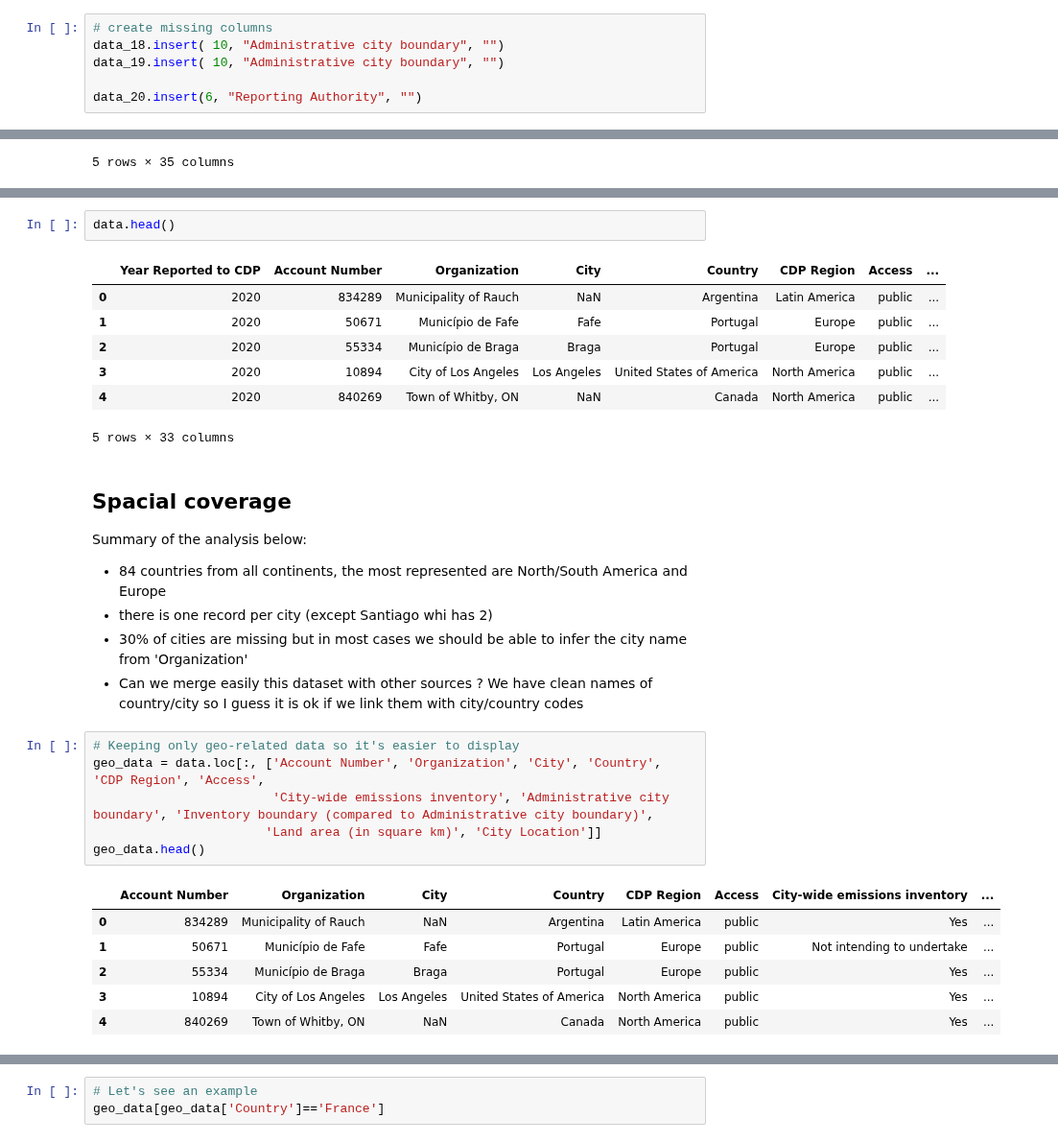
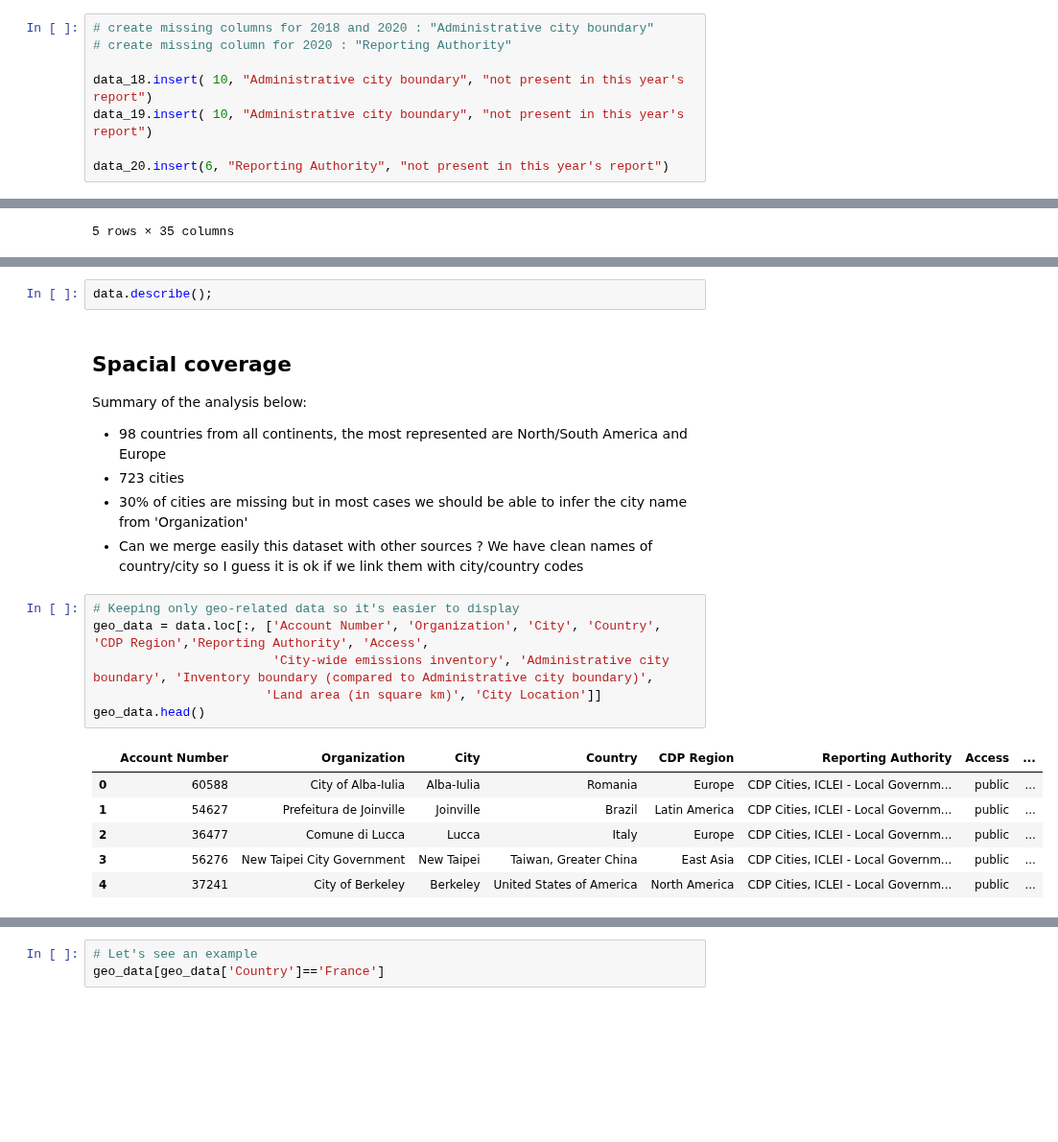
Before and after one commit to OpenGeoScales/ogs-data-exploration, a Jupyter notebook: notebooks/ghg-emissions/cdp/cdp-notebook.ipynb, the cells around one changed output, grey strips where cells are left out. Shown at 96% size. Drawn from its saved outputs; the diff is of its cells as text; blank space fills up the shorter version.

```diff
--- a/notebooks/ghg-emissions/cdp/cdp-notebook.ipynb
+++ b/notebooks/ghg-emissions/cdp/cdp-notebook.ipynb
@@ -35,9 +21,11 @@ Index(['Year Reported to CDP', 'Account Number', 'Organization', 'City',
 # %%
-# create missing columns
-data_18.insert( 10, "Administrative city boundary", "")
-data_19.insert( 10, "Administrative city boundary", "")
+# create missing columns for 2018 and 2020 : "Administrative city boundary"
+# create missing column for 2020 : "Reporting Authority"
 
-data_20.insert(6, "Reporting Authority", "")
+data_18.insert( 10, "Administrative city boundary", "not present in this year's report")
+data_19.insert( 10, "Administrative city boundary", "not present in this year's report")
+
+data_20.insert(6, "Reporting Authority", "not present in this year's report")
 # %%
 # check that columns are the same in all 3 dataframes
 pd.DataFrame({"data_18": data_18.columns,
@@ -99,34 +82,26 @@ The dataset has 776 rows and 33 columns
-# %%
-data.head()
-# %% [output]
-|  | Year Reported to CDP | Account Number | Organization | City | Country | CDP Region | Access | ... |
-| 0 | 2020 | 834289 | Municipality of Rauch | NaN | Argentina | Latin America | public | ... |
-| 1 | 2020 | 50671 | Município de Fafe | Fafe | Portugal | Europe | public | ... |
-| 2 | 2020 | 55334 | Município de Braga | Braga | Portugal | Europe | public | ... |
-| 3 | 2020 | 10894 | City of Los Angeles | Los Angeles | United States of America | North America | public | ... |
-| 4 | 2020 | 840269 | Town of Whitby, ON | NaN | Canada | North America | public | ... |
-5 rows × 33 columns
+# %%
+data.describe();
 # %% [markdown]
 ## Spacial coverage
 
 Summary of the analysis below:
-- 84 countries from all continents, the most represented are North/South America and Europe
-- there is one record per city (except Santiago whi has 2)
+- 98 countries from all continents, the most represented are North/South America and Europe
+- 723 cities
 - 30% of cities are missing but in most cases we should be able to infer the city name from 'Organization'
 - Can we merge easily this dataset with other sources ? We have clean names of country/city so I guess it is ok if we link them with city/country codes
 # %%
 # Keeping only geo-related data so it's easier to display
-geo_data = data.loc[:, ['Account Number', 'Organization', 'City', 'Country', 'CDP Region', 'Access',
+geo_data = data.loc[:, ['Account Number', 'Organization', 'City', 'Country', 'CDP Region','Reporting Authority', 'Access',
                         'City-wide emissions inventory', 'Administrative city boundary', 'Inventory boundary (compared to Administrative city boundary)',
                        'Land area (in square km)', 'City Location']]
 geo_data.head()
 # %% [output]
-|  | Account Number | Organization | City | Country | CDP Region | Access | City-wide emissions inventory | ... |
-| 0 | 834289 | Municipality of Rauch | NaN | Argentina | Latin America | public | Yes | ... |
-| 1 | 50671 | Município de Fafe | Fafe | Portugal | Europe | public | Not intending to undertake | ... |
-| 2 | 55334 | Município de Braga | Braga | Portugal | Europe | public | Yes | ... |
-| 3 | 10894 | City of Los Angeles | Los Angeles | United States of America | North America | public | Yes | ... |
-| 4 | 840269 | Town of Whitby, ON | NaN | Canada | North America | public | Yes | ... |
+|  | Account Number | Organization | City | Country | CDP Region | Reporting Authority | Access | ... |
+| 0 | 60588 | City of Alba-Iulia | Alba-Iulia | Romania | Europe | CDP Cities, ICLEI - Local Governm... | public | ... |
+| 1 | 54627 | Prefeitura de Joinville | Joinville | Brazil | Latin America | CDP Cities, ICLEI - Local Governm... | public | ... |
+| 2 | 36477 | Comune di Lucca | Lucca | Italy | Europe | CDP Cities, ICLEI - Local Governm... | public | ... |
+| 3 | 56276 | New Taipei City Government | New Taipei | Taiwan, Greater China | East Asia | CDP Cities, ICLEI - Local Governm... | public | ... |
+| 4 | 37241 | City of Berkeley | Berkeley | United States of America | North America | CDP Cities, ICLEI - Local Governm... | public | ... |
 # %%
 # Number of records (=cities) per region
 fig, ax = plt.subplots(figsize=(16, 6))
```
Also changed, not shown: parts of 25 cells of this notebook.
